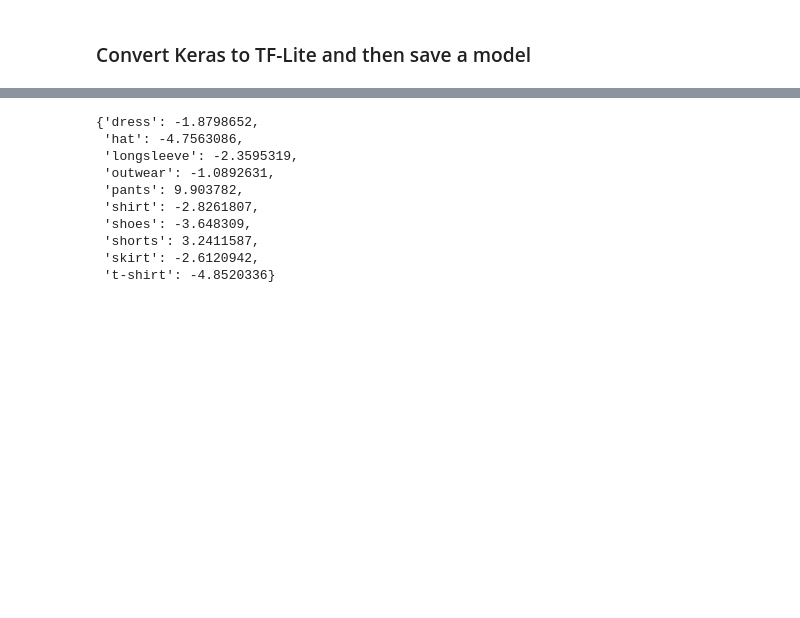
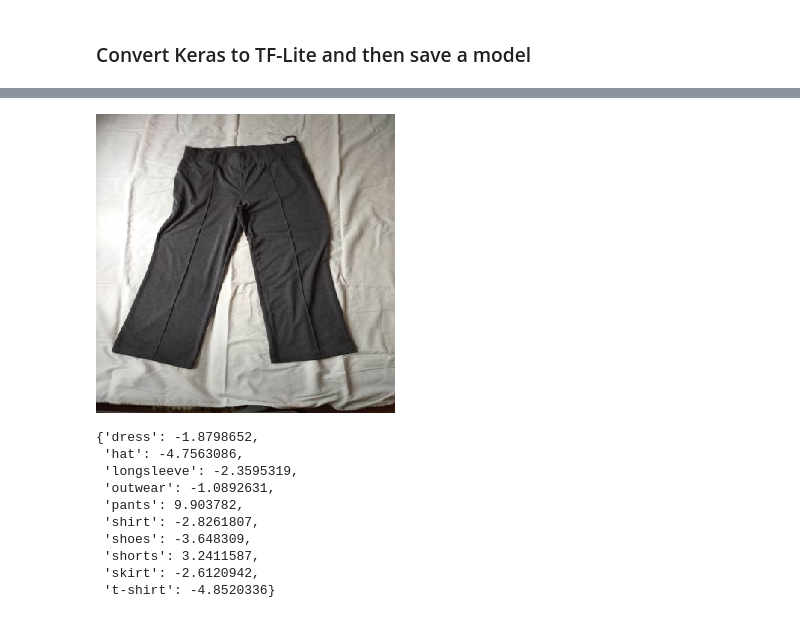
Before and after one commit to tmeach/ml_zoomcamp, a Jupyter notebook: 9. Serverless Deep Learning/workbook.ipynb, the cells around one changed output, grey strips where cells are left out. Drawn from its saved outputs; the diff is of its cells as text; code cells hidden in the pictures; blank space fills up the shorter version.

```diff
--- a/9. Serverless Deep Learning/workbook.ipynb
+++ b/9. Serverless Deep Learning/workbook.ipynb
@@ -109,6 +125,10 @@ from PIL import Image
 # %%
 with Image.open('pants.jpg') as img:
     img = img.resize((299, 299), Image.NEAREST)
+# %%
+img
+# %% [output]
+[figure, added]
 # %%
 def preprocess_input(x):
     x /= 127.5
```
Also changed, not shown: parts of 16 cells of this notebook, 3 other files.
